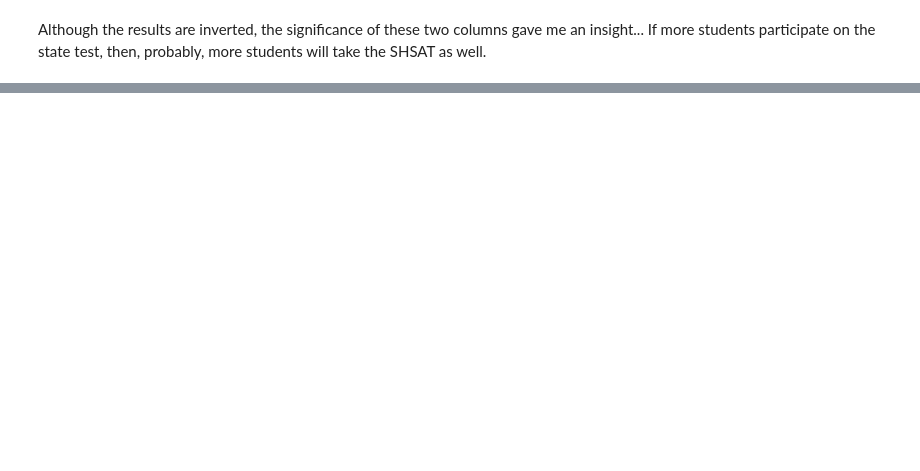
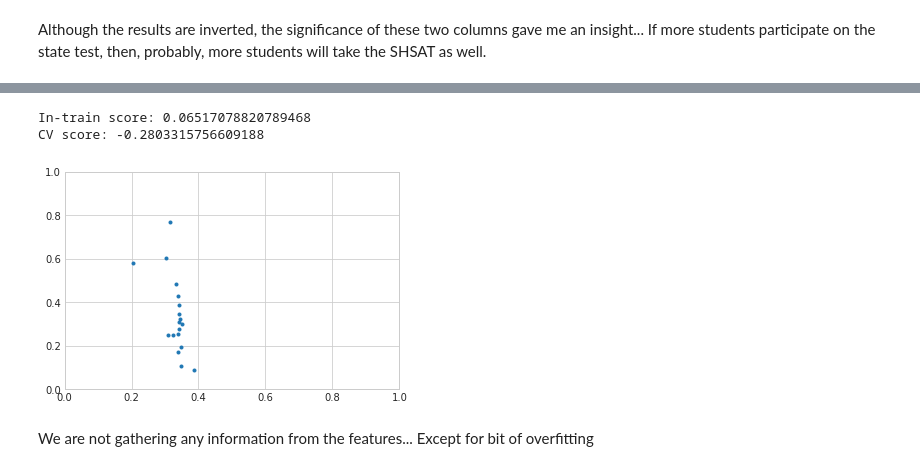
Before and after one commit to araraonline/kag-passnyc, a Jupyter notebook: notebooks/02-applying-for-the-test.ipynb, the cells around one changed output, grey strips where cells are left out. Drawn from its saved outputs; the diff is of its cells as text; code cells hidden in the pictures; blank space fills up the shorter version.

```diff
--- a/notebooks/02-applying-for-the-test.ipynb
+++ b/notebooks/02-applying-for-the-test.ipynb
@@ -430,0 +639,38 @@ plt.plot(predictions, labels, '.')
+# %%
+columns = [
+ 'Percent Asian',
+ 'Percent Black',
+ 'Percent Hispanic',
+ 'Percent Black / Hispanic',
+ 'Percent White',
+ 'Grade 8 ELA - All Students Tested',
+ 'Grade 8 Math - All Students Tested',
+ 'Percentage'
+]
+
+
+# prepare
+d = df.copy()[columns]
+labels = d.pop('Percentage')
+
+# train
+model = LassoCV(n_jobs=-1, max_iter=100000)
+model.fit(d, labels)
+predictions = cross_val_predict(model, d, labels, cv=LeaveOneOut())
+
+print("In-train score:", model.score(d, labels))
+print("CV score:",  r2_score(labels, predictions))
+
+# print()
+# s = pd.Series(model.coef_, index=d.columns).sort_values()[::-1]
+# print(s[s != 0])
+
+plt.plot(predictions, labels, '.')
+plt.xlim(0, 1)
+plt.ylim(0, 1);
+# %% [output]
+In-train score: 0.06517078820789468
+CV score: -0.2803315756609188
+[figure, added]
+# %% [markdown]
+We are not gathering any information from the features... Except for bit of overfitting
```
Also changed, not shown: parts of 14 cells of this notebook.
